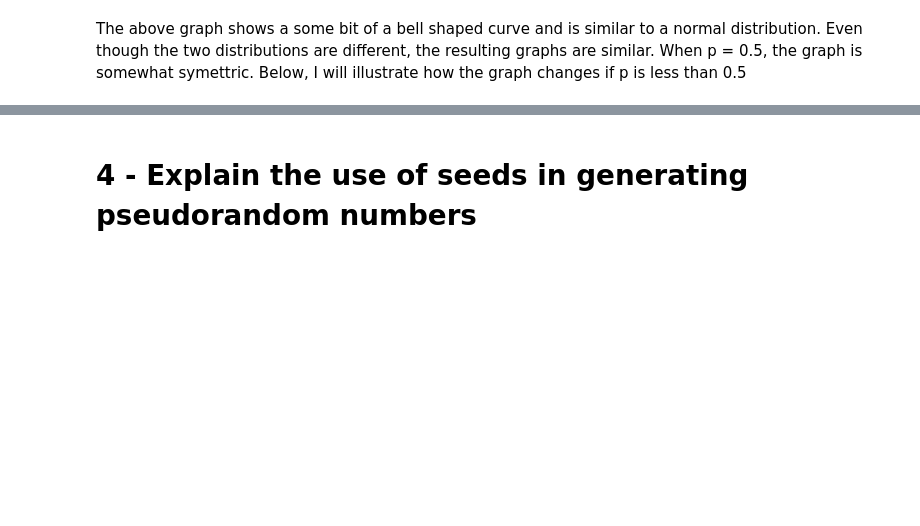
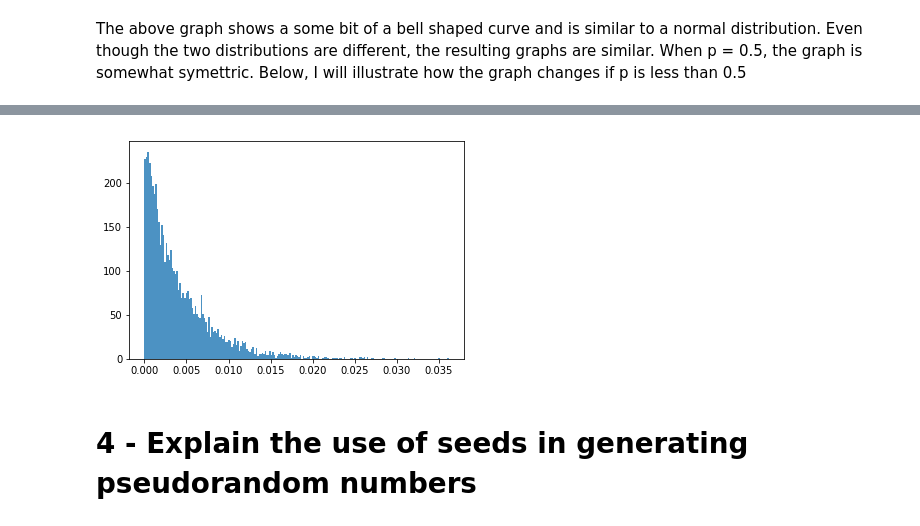
Before and after one commit to davidobrien1/practical-assignments, a Jupyter notebook: numpy-random.ipynb, the cells around one changed output, grey strips where cells are left out. Drawn from its saved outputs; the diff is of its cells as text; code cells hidden in the pictures; blank space fills up the shorter version.

```diff
--- a/numpy-random.ipynb
+++ b/numpy-random.ipynb
@@ -237,3 +242,9 @@ plt.hist(t)
+# %%
+z = np.random.exponential(1/250, 5000)
+plt.hist(z, normed=True, bins=200,lw=0,alpha=.8)
+plt.show()
+# %% [output]
+[figure, added]
 # %% [markdown]
 # 4 - Explain the use of seeds in generating pseudorandom numbers
 # %% [markdown]
```
Also changed, not shown: parts of 20 cells of this notebook, 1 other file.
